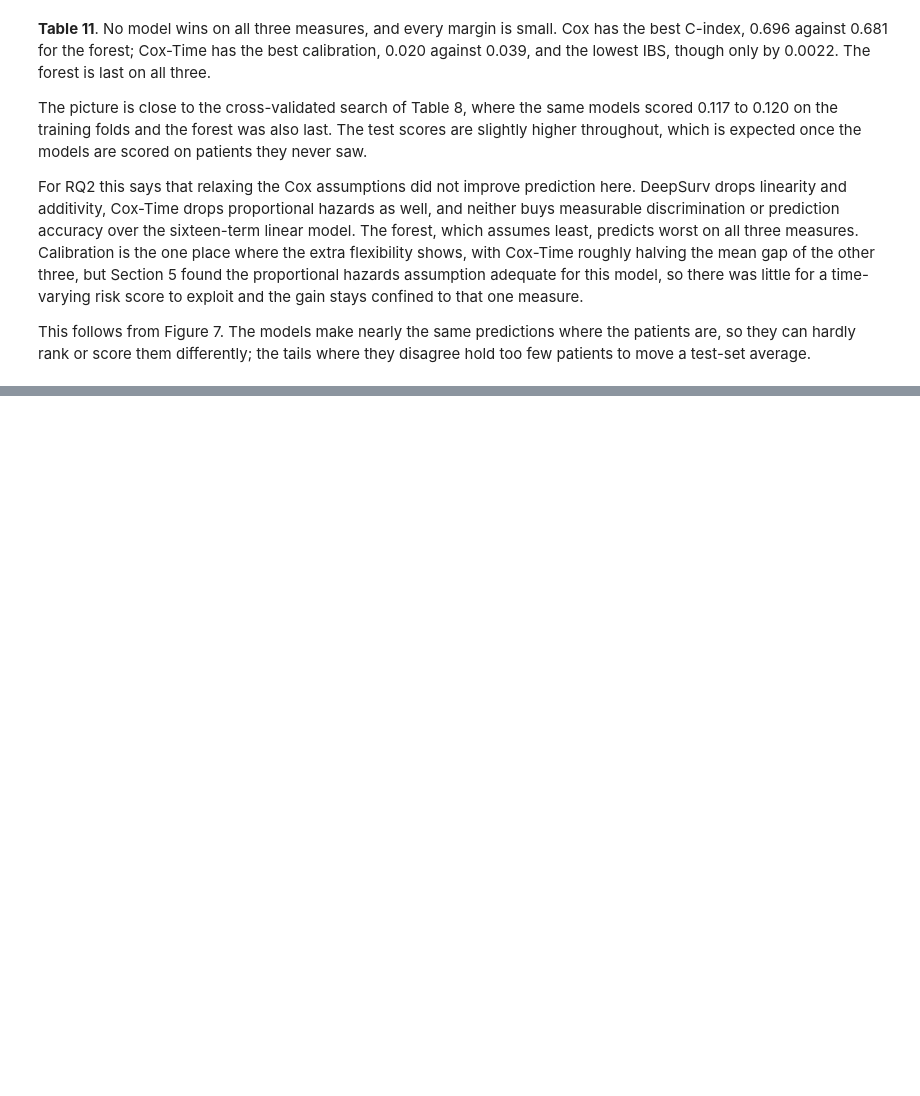
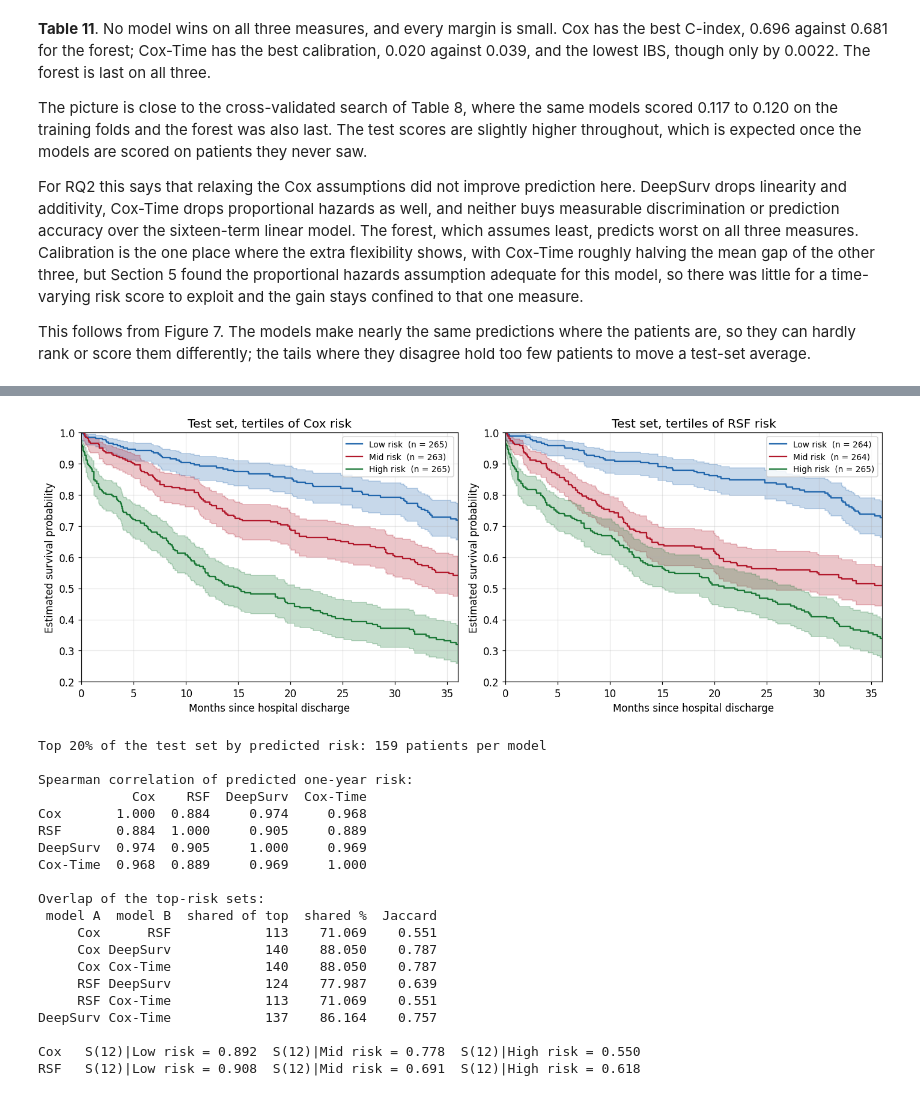
Before and after one commit to Mormorfor/SAML_project, a Jupyter notebook: Final Project/final_proj.ipynb, the cells around one changed output, grey strips where cells are left out. Saved outputs shown, nothing was run; the diff lists cells and outputs as text; code cells hidden in the pictures; blank space fills up the shorter version.

```diff
--- a/Final Project/final_proj.ipynb
+++ b/Final Project/final_proj.ipynb
@@ -1475,0 +1495,67 @@ This follows from Figure 7. The models make nearly the same predictions where th
+# %%
+spearman_corr = test_risk.corr(method="spearman").round(3)
+
+TOP_FRAC = 0.20
+n_top = int(round(TOP_FRAC * len(test_df)))
+top_risk = {name: set(test_risk[name].nlargest(n_top).index) for name in test_risk.columns}
+
+overlap_rows = []
+model_names = list(test_risk.columns)
+for i, a in enumerate(model_names):
+    for b in model_names[i + 1:]:
+        shared = len(top_risk[a] & top_risk[b])
+        union = len(top_risk[a] | top_risk[b])
+        overlap_rows.append({"model A": a, "model B": b, "shared of top": shared,
+                             "shared %": 100 * shared / n_top, "Jaccard": shared / union})
+risk_overlap = pd.DataFrame(overlap_rows).round(3)
+
+spearman_corr.to_csv(os.path.join(TAB_DIR, "table12a_risk_correlation.csv"))
+risk_overlap.to_csv(os.path.join(TAB_DIR, "table12b_risk_overlap.csv"))
+
+
+def risk_tertile_groups(model_name):
+    tertile = pd.qcut(test_risk[model_name], 3, labels=["Low risk", "Mid risk", "High risk"])
+    return [(str(level), tertile == level) for level in ["Low risk", "Mid risk", "High risk"]]
+
+
+fig, axes = plt.subplots(1, 2, figsize=(13.0, 4.8))
+s_cox_tert = plot_km_strata(axes[0], test_df, risk_tertile_groups("Cox"),
+                            "Test set, tertiles of Cox risk", ylim=(0.2, 1.0))
+s_rsf_tert = plot_km_strata(axes[1], test_df, risk_tertile_groups("RSF"),
+                            "Test set, tertiles of RSF risk", ylim=(0.2, 1.0))
+fig.tight_layout()
+fig.savefig(os.path.join(FIG_DIR, "fig9_risk_tertiles.png"))
+plt.show()
+
+print(f"Top {TOP_FRAC:.0%} of the test set by predicted risk: {n_top} patients per model")
+print()
+print("Spearman correlation of predicted one-year risk:")
+print(spearman_corr)
+print()
+print("Overlap of the top-risk sets:")
+print(risk_overlap.to_string(index=False))
+print()
+for name, s in [("Cox", s_cox_tert), ("RSF", s_rsf_tert)]:
+    print(f"{name:5s} " + "  ".join(f"S(12)|{k} = {v:.3f}" for k, v in s.items()))
+# %% [output]
+[figure, added]
+Top 20% of the test set by predicted risk: 159 patients per model
+
+Spearman correlation of predicted one-year risk:
+            Cox    RSF  DeepSurv  Cox-Time
+Cox       1.000  0.884     0.974     0.968
+RSF       0.884  1.000     0.905     0.889
+DeepSurv  0.974  0.905     1.000     0.969
+Cox-Time  0.968  0.889     0.969     1.000
+
+Overlap of the top-risk sets:
+ model A  model B  shared of top  shared %  Jaccard
+     Cox      RSF            113    71.069    0.551
+     Cox DeepSurv            140    88.050    0.787
+     Cox Cox-Time            140    88.050    0.787
+     RSF DeepSurv            124    77.987    0.639
+     RSF Cox-Time            113    71.069    0.551
+DeepSurv Cox-Time            137    86.164    0.757
+
+Cox   S(12)|Low risk = 0.892  S(12)|Mid risk = 0.778  S(12)|High risk = 0.550
+RSF   S(12)|Low risk = 0.908  S(12)|Mid risk = 0.691  S(12)|High risk = 0.618
```
Also changed, not shown: parts of 15 cells of this notebook.
